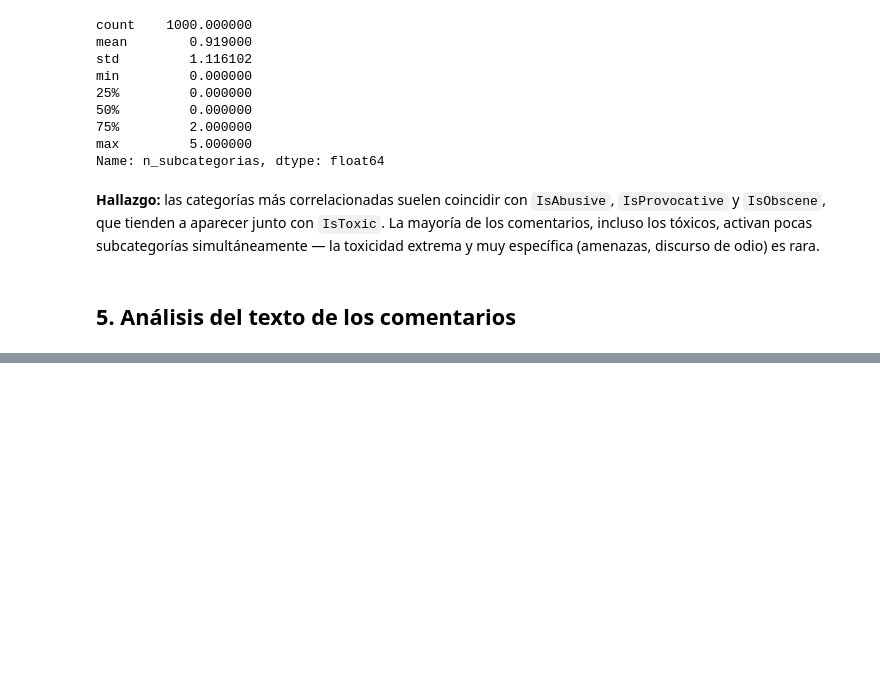
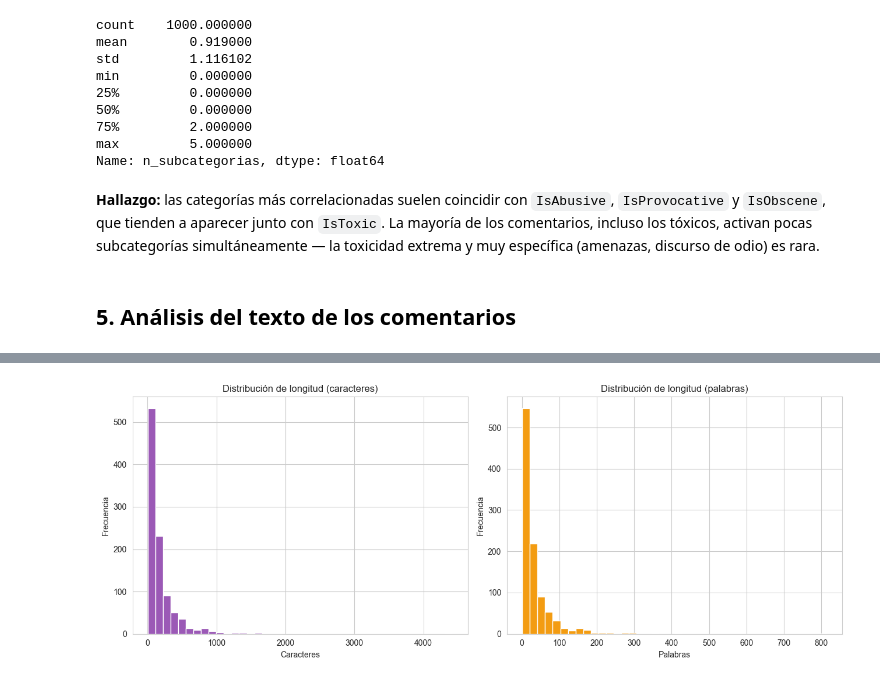
Before and after one commit to SalvadorCM786/comentarios-toxicos-Youtube-SCM, a Jupyter notebook: práctica5.ipynb, the cells around one changed output, grey strips where cells are left out. Saved outputs shown, nothing was run; the diff lists cells and outputs as text; code cells hidden in the pictures; blank space fills up the shorter version.

```diff
--- a/práctica5.ipynb
+++ b/práctica5.ipynb
@@ -283,3 +283,8 @@ Name: n_subcategorias, dtype: float64
 **Hallazgo:** las categorías más correlacionadas suelen coincidir con `IsAbusive`, `IsProvocative` y `IsObscene`, que tienden a aparecer junto con `IsToxic`. La mayoría de los comentarios, incluso los tóxicos, activan pocas subcategorías simultáneamente — la toxicidad extrema y muy específica (amenazas, discurso de odio) es rara.
 # %% [markdown]
 ## 5. Análisis del texto de los comentarios
+# %%
+df["longitud_caracteres"] = df["Text"].str.len()
+df["longitud_palabras"] = df["Text"].str.split().str.len()
+
+df[["longitud_caracteres", "longitud_palabras"]].describe()
@@ -285,0 +301,15 @@ Name: n_subcategorias, dtype: float64
+# %%
+fig, axes = plt.subplots(1, 2, figsize=(13, 5))
+axes[0].hist(df["longitud_caracteres"], bins=40, color="#9b59b6", edgecolor="white")
+axes[0].set_title("Distribución de longitud (caracteres)")
+axes[0].set_xlabel("Caracteres")
+axes[0].set_ylabel("Frecuencia")
+
+axes[1].hist(df["longitud_palabras"], bins=40, color="#f39c12", edgecolor="white")
+axes[1].set_title("Distribución de longitud (palabras)")
+axes[1].set_xlabel("Palabras")
+axes[1].set_ylabel("Frecuencia")
+plt.tight_layout()
+plt.show()
+# %% [output]
+[figure, added]
```
Also changed, not shown: parts of 6 cells of this notebook.
